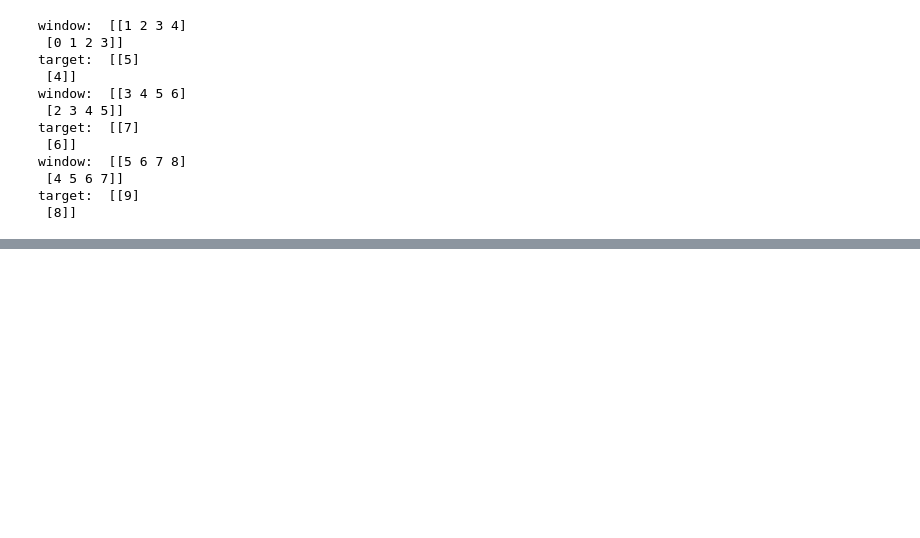
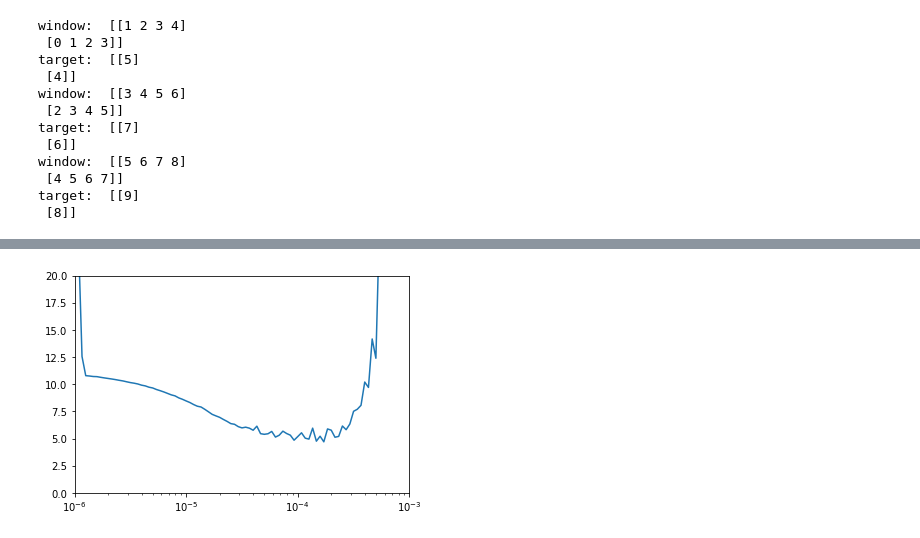
Before and after one commit to AEsir777/some-data-analysis-project, a Jupyter notebook: time series forcasting/Time Windows.ipynb, the cells around one changed output, grey strips where cells are left out. Cells and saved outputs as stored; diff of their text form; code cells hidden in the pictures; blank space fills up the shorter version.

```diff
--- a/time series forcasting/Time Windows.ipynb
+++ b/time series forcasting/Time Windows.ipynb
@@ -124,0 +270,7 @@ target:  [[9]
+# %%
+split_time = 1000
+time_train = time[ : split_time]
+x_train = series[ : split_time]
+
+time_valid = time[split_time: ] # start from index split_time + 1
+x_valid = series[split_time: ]
@@ -124,0 +397,19 @@ target:  [[9]
+# %%
+tf.keras.backend.clear_session()
+tf.random.set_seed(20902490)
+np.random.seed(2092490)
+
+window_size = 30
+train_set = window_dataset(x_train, window_size)
+valid_set = window_dataset(x_valid, window_size)
+
+model = tf.keras.models.Sequential([
+    tf.keras.layers.Dense(1, input_shape=(window_size, ))
+])
+
+scheduler = tf.keras.callbacks.LearningRateScheduler(lambda epoch : 1e-6 * 10 ** (epoch / 30))
+
+model.compile(loss=tf.keras.losses.Huber(),
+              optimizer = tf.keras.optimizers.SGD(learning_rate=1e-6, momentum=0.9),
+              metrics=["mae"])
+history = model.fit(train_set, epochs=100, validation_data=valid_set, callbacks=[scheduler])
@@ -124,0 +434,6 @@ target:  [[9]
+# %%
+# make a plot with log scaling on the x axis
+plt.semilogx(history.history["lr"], history.history["loss"])
+dummy = plt.axis([1e-6, 1e-3, 0, 20])
+# %% [output]
+[figure, added]
```
Also changed, not shown: parts of 32 cells of this notebook.
